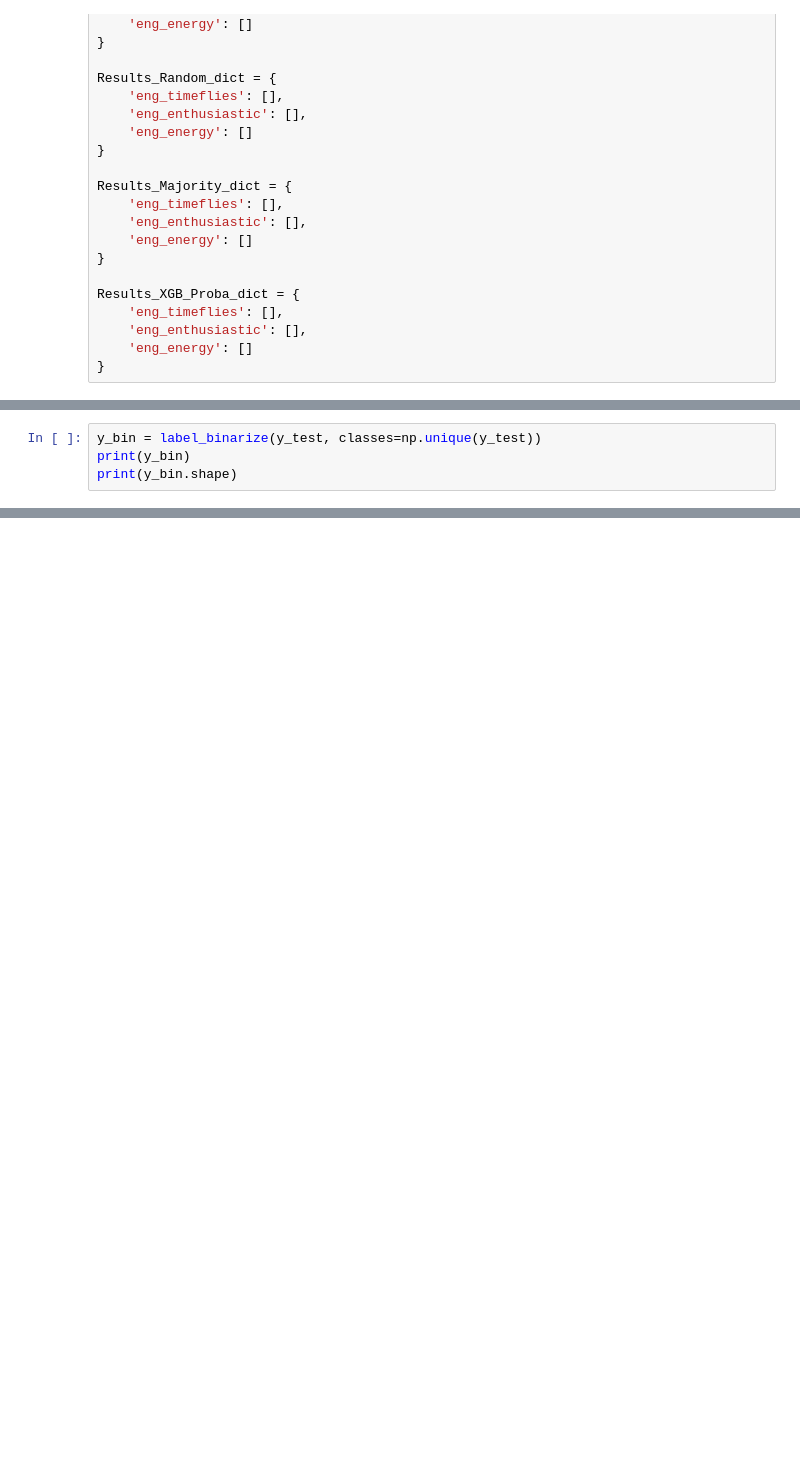
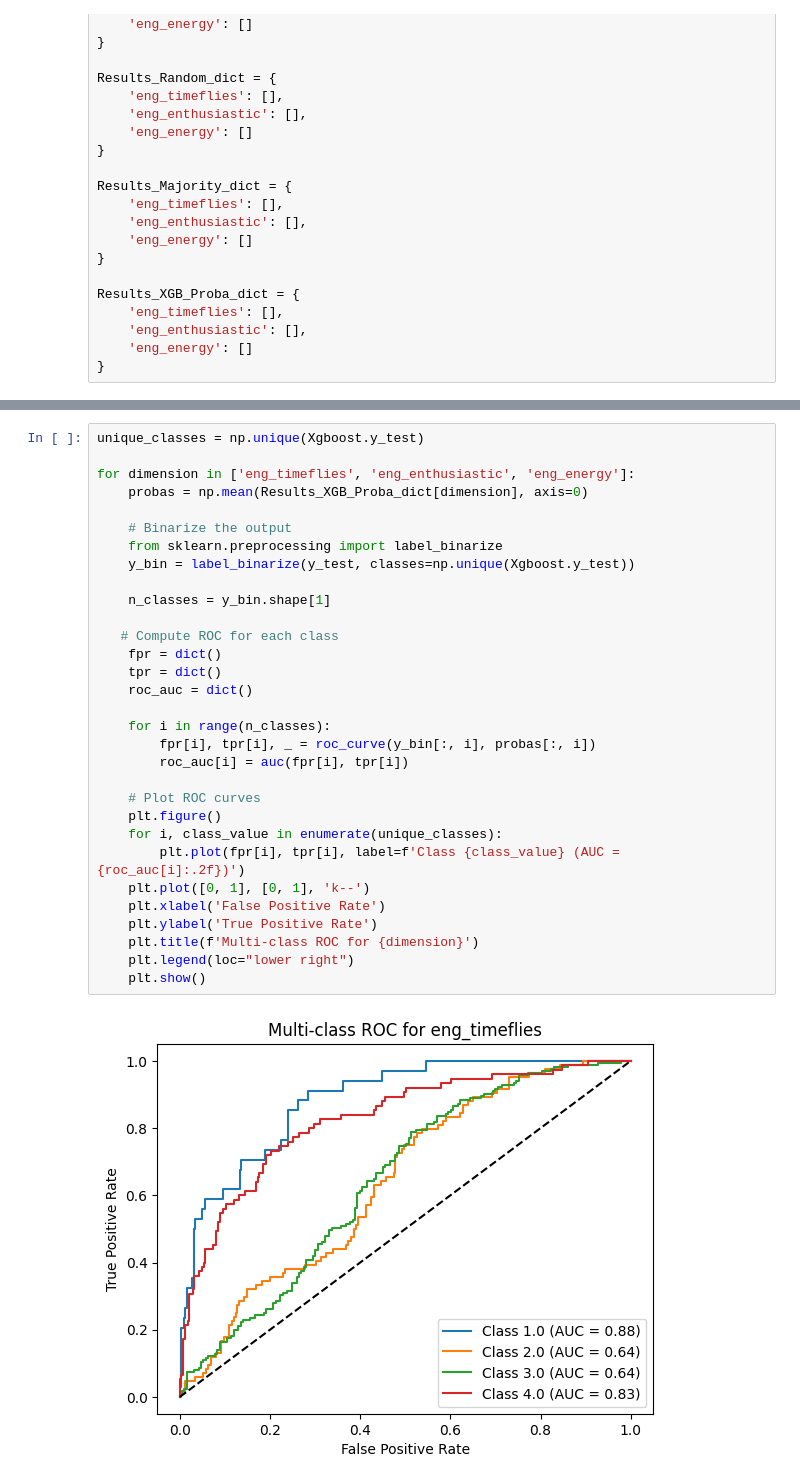
Before and after one commit to RiccardoImprota/Thesis-SEM-ML, a Jupyter notebook: Source/Classification/MontecarloClassification.ipynb, the cells around one changed output, grey strips where cells are left out. Drawn from its saved outputs; the diff is of its cells as text; blank space fills up the shorter version.

```diff
--- a/Source/Classification/MontecarloClassification.ipynb
+++ b/Source/Classification/MontecarloClassification.ipynb
@@ -138,4 +133,0 @@ for dimension in ['eng_timeflies', 'eng_enthusiastic', 'eng_energy']:
-# %%
-y_bin = label_binarize(y_test, classes=np.unique(y_test))
-print(y_bin)
-print(y_bin.shape)
@@ -293,0 +246,33 @@ array([ 65.89198,  82.87805, 125.54491,  83.68501], dtype=float32)
+# %%
+unique_classes = np.unique(Xgboost.y_test)
+
+for dimension in ['eng_timeflies', 'eng_enthusiastic', 'eng_energy']:
+    probas = np.mean(Results_XGB_Proba_dict[dimension], axis=0)
+
+    # Binarize the output
+    from sklearn.preprocessing import label_binarize
+    y_bin = label_binarize(y_test, classes=np.unique(Xgboost.y_test))
+
+    n_classes = y_bin.shape[1]
+
+   # Compute ROC for each class
+    fpr = dict()
+    tpr = dict()
+    roc_auc = dict()
+
+    for i in range(n_classes):
+        fpr[i], tpr[i], _ = roc_curve(y_bin[:, i], probas[:, i])
+        roc_auc[i] = auc(fpr[i], tpr[i])
+
+    # Plot ROC curves
+    plt.figure()
+    for i, class_value in enumerate(unique_classes):
+        plt.plot(fpr[i], tpr[i], label=f'Class {class_value} (AUC = {roc_auc[i]:.2f})')
+    plt.plot([0, 1], [0, 1], 'k--')
+    plt.xlabel('False Positive Rate')
+    plt.ylabel('True Positive Rate')
+    plt.title(f'Multi-class ROC for {dimension}')
+    plt.legend(loc="lower right")
+    plt.show()
+# %% [output]
+[figure, added]
```
Also changed, not shown: parts of 13 cells of this notebook.
